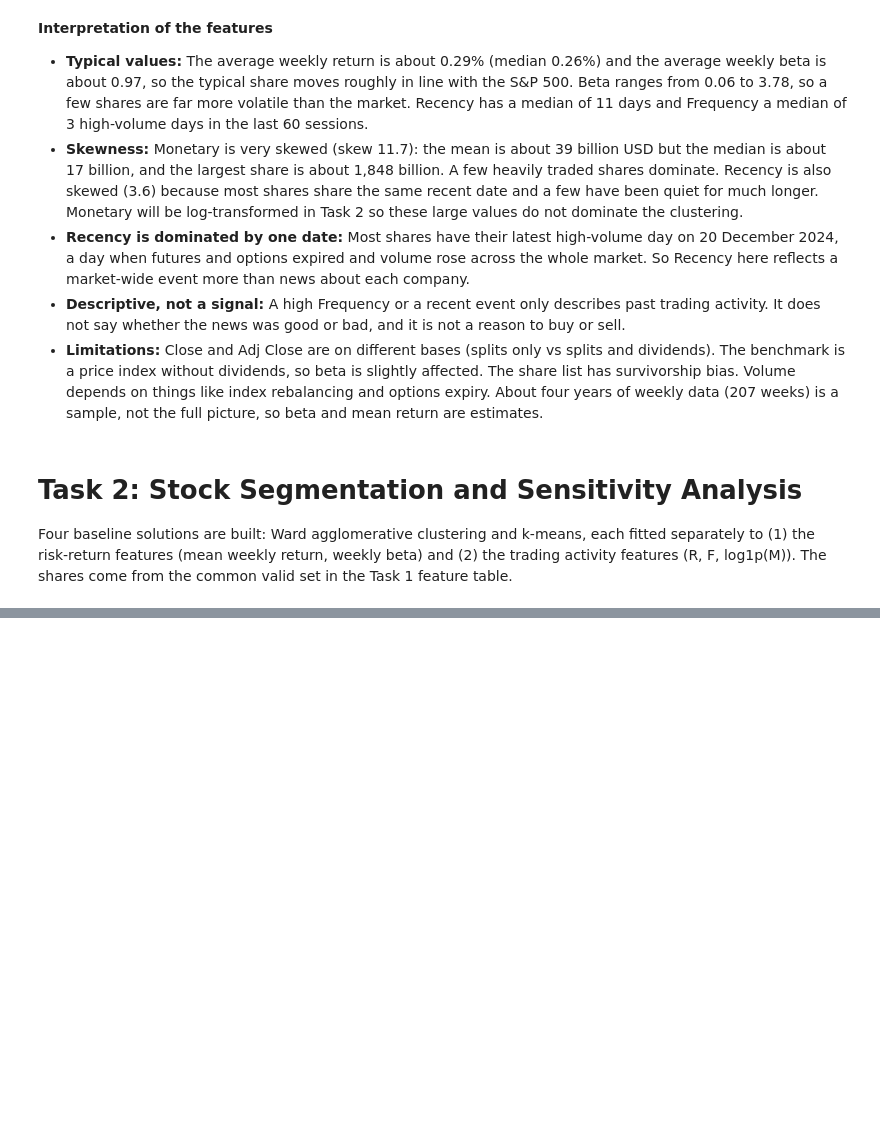
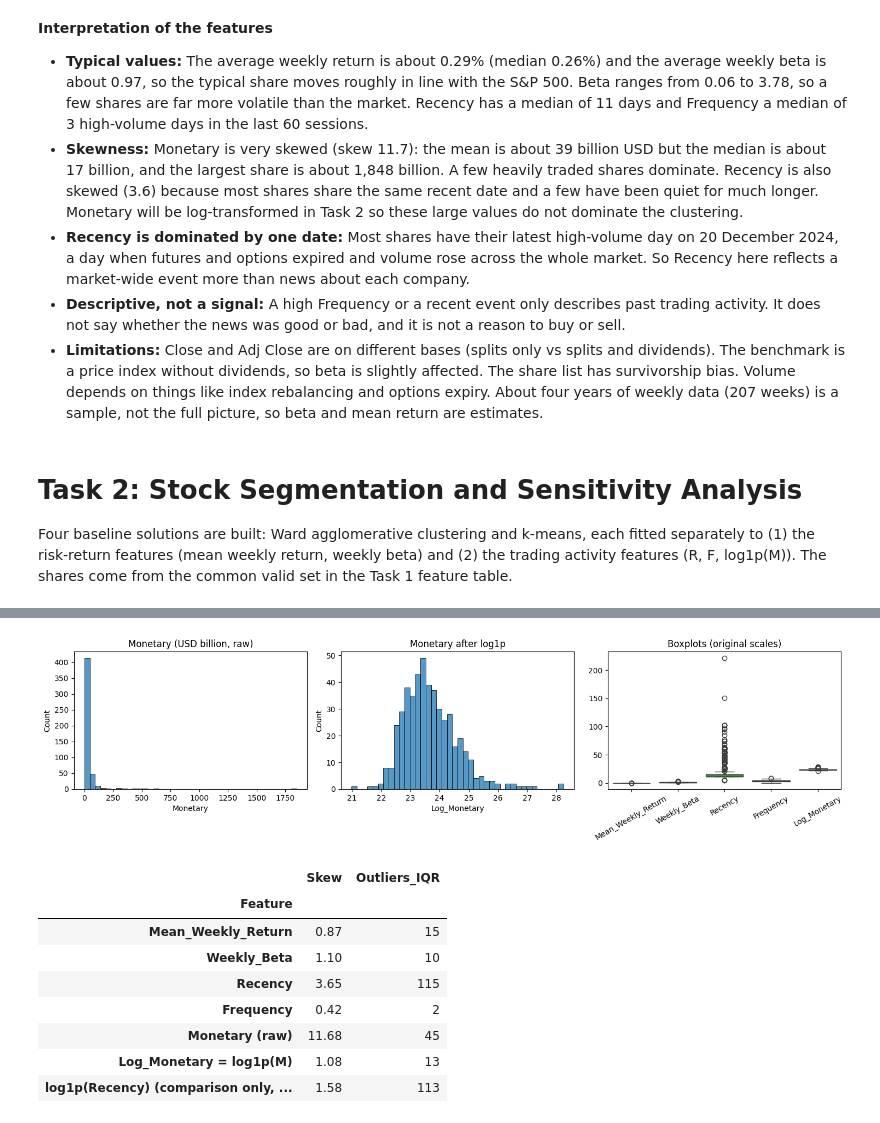
Before and after one commit to shahlyfayeek/crm-cwk1-stock-segmentation, a Jupyter notebook: CRM_CWK1_20521398.ipynb, the cells around one changed output, grey strips where cells are left out. Saved outputs shown, nothing was run; the diff lists cells and outputs as text; code cells hidden in the pictures; blank space fills up the shorter version.

Commit message:
2.1 Load the common valid share set and check skew and outliers

```diff
--- a/CRM_CWK1_20521398.ipynb
+++ b/CRM_CWK1_20521398.ipynb
@@ -847,0 +855,11 @@ print('scikit-learn', sklearn.__version__, '| scipy', scipy.__version__)
+# %%
+# --- 2.1a  Load the feature table and keep the common valid share set ---
+feat = pd.read_csv(snapshot_path('feature_table.csv'), index_col=0)
+print('Rows in the feature table:', len(feat))
+feat = feat[feat['In_Common_Valid_Set']].copy()
+print('Shares in the common valid set:', len(feat))
+
+feat['Return_pct'] = feat['Mean_Weekly_Return'] * 100      # mean weekly return in percent (easier to read in profiles)
+
+cols = ['Mean_Weekly_Return', 'Weekly_Beta', 'Recency', 'Frequency', 'Monetary']
+feat[cols].describe().round(4)
@@ -847,0 +878,46 @@ print('scikit-learn', sklearn.__version__, '| scipy', scipy.__version__)
+# %%
+# --- 2.1b  Skew and outliers ---
+feat['Log_Monetary'] = np.log1p(feat['Monetary'])
+
+series_to_check = {
+    'Mean_Weekly_Return': feat['Mean_Weekly_Return'],
+    'Weekly_Beta': feat['Weekly_Beta'],
+    'Recency': feat['Recency'],
+    'Frequency': feat['Frequency'],
+    'Monetary (raw)': feat['Monetary'],
+    'Log_Monetary = log1p(M)': feat['Log_Monetary'],
+    'log1p(Recency) (comparison only, not used)': np.log1p(feat['Recency']),
+}
+rows = []
+for name, s in series_to_check.items():
+    q1, q3 = s.quantile(0.25), s.quantile(0.75)
+    iqr = q3 - q1
+    n_out = int(((s < q1 - 1.5 * iqr) | (s > q3 + 1.5 * iqr)).sum())
+    rows.append((name, s.skew(), n_out))
+skew_table = pd.DataFrame(rows, columns=['Feature', 'Skew', 'Outliers_IQR']).set_index('Feature')
+skew_table.to_csv(DATA_DIR + '/feature_skew_outliers.csv')
+
+fig, axes = plt.subplots(1, 3, figsize=(15, 4))
+sns.histplot(feat['Monetary'] / 1e9, bins=40, ax=axes[0])
+axes[0].set_title('Monetary (USD billion, raw)')
+sns.histplot(feat['Log_Monetary'], bins=40, ax=axes[1])
+axes[1].set_title('Monetary after log1p')
+sns.boxplot(data=feat[['Mean_Weekly_Return', 'Weekly_Beta', 'Recency', 'Frequency', 'Log_Monetary']], ax=axes[2])
+axes[2].set_title('Boxplots (original scales)')
+axes[2].tick_params(axis='x', rotation=30)
+plt.tight_layout()
+plt.savefig(FIG_DIR + '/2_1_skew_and_outliers.png', dpi=150)
+plt.show()
+
+skew_table.round(2)
+# %% [output]
+[figure, added]
+|  | Skew | Outliers_IQR |
+| Feature |  |  |
+| Mean_Weekly_Return | 0.87 | 15 |
+| Weekly_Beta | 1.10 | 10 |
+| Recency | 3.65 | 115 |
+| Frequency | 0.42 | 2 |
+| Monetary (raw) | 11.68 | 45 |
+| Log_Monetary = log1p(M) | 1.08 | 13 |
+| log1p(Recency) (comparison only, ... | 1.58 | 113 |
```
Also changed, not shown: parts of 3 cells of this notebook.
